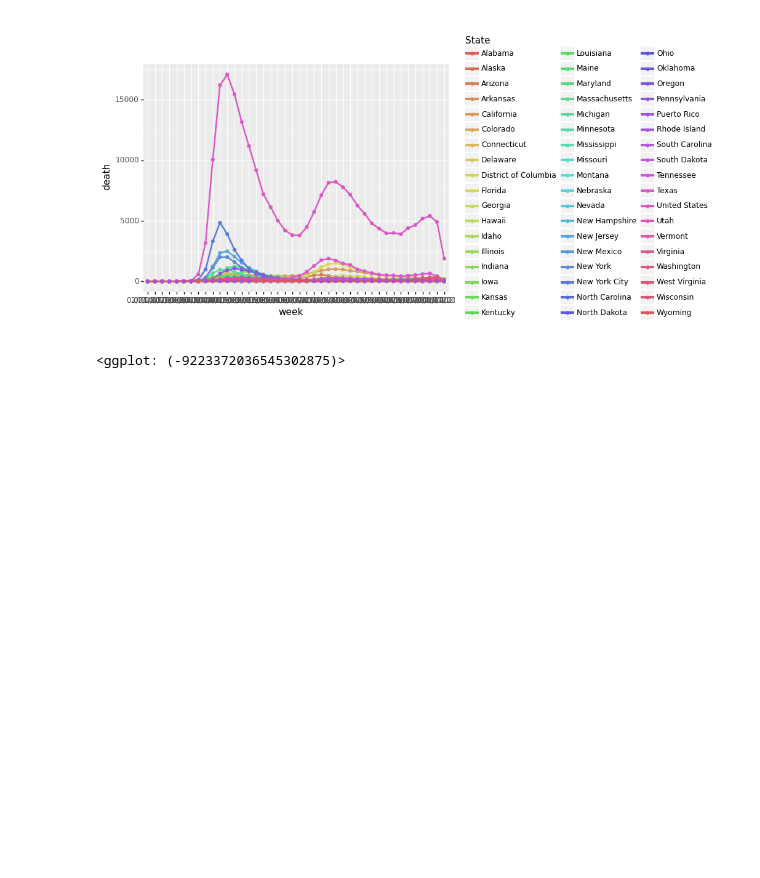
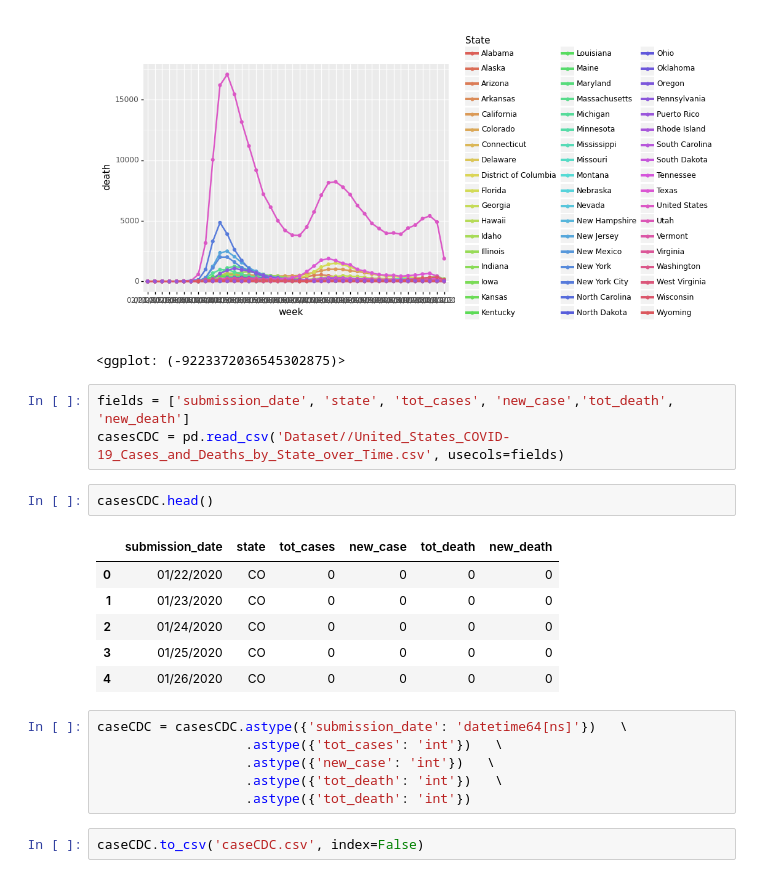
Before and after one commit to linglin0107/AI_Final-Project, a Jupyter notebook: DataCleansing_Preprocess.ipynb, the cells around one changed output. Cells and saved outputs as stored; diff of their text form; blank space fills up the shorter version.

```diff
--- a/DataCleansing_Preprocess.ipynb
+++ b/DataCleansing_Preprocess.ipynb
@@ -117,3 +117,23 @@ ggplot(deathCDC,aes(x='week', y='death', group='State', color = 'State'))   \
 # %% [output]
 [figure]
 <ggplot: (-9223372036545302875)>
+# %%
+fields = ['submission_date', 'state', 'tot_cases', 'new_case','tot_death', 'new_death']
+casesCDC = pd.read_csv('Dataset//United_States_COVID-19_Cases_and_Deaths_by_State_over_Time.csv', usecols=fields)
+# %%
+casesCDC.head()
+# %% [output]
+|  | submission_date | state | tot_cases | new_case | tot_death | new_death |
+| 0 | 01/22/2020 | CO | 0 | 0 | 0 | 0 |
+| 1 | 01/23/2020 | CO | 0 | 0 | 0 | 0 |
+| 2 | 01/24/2020 | CO | 0 | 0 | 0 | 0 |
+| 3 | 01/25/2020 | CO | 0 | 0 | 0 | 0 |
+| 4 | 01/26/2020 | CO | 0 | 0 | 0 | 0 |
+# %%
+caseCDC = casesCDC.astype({'submission_date': 'datetime64[ns]'})   \
+                   .astype({'tot_cases': 'int'})   \
+                   .astype({'new_case': 'int'})   \
+                   .astype({'tot_death': 'int'})   \
+                   .astype({'tot_death': 'int'})
+# %%
+caseCDC.to_csv('caseCDC.csv', index=False)
```
Also changed, not shown: parts of 22 cells of this notebook, 2 other files.
